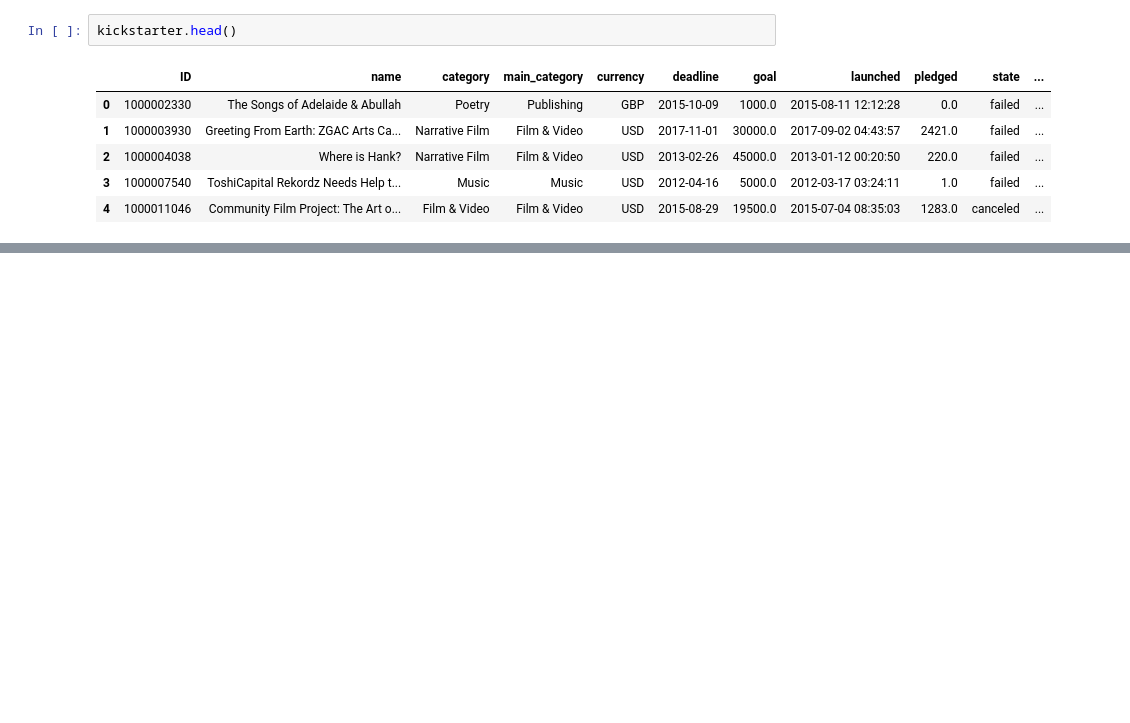
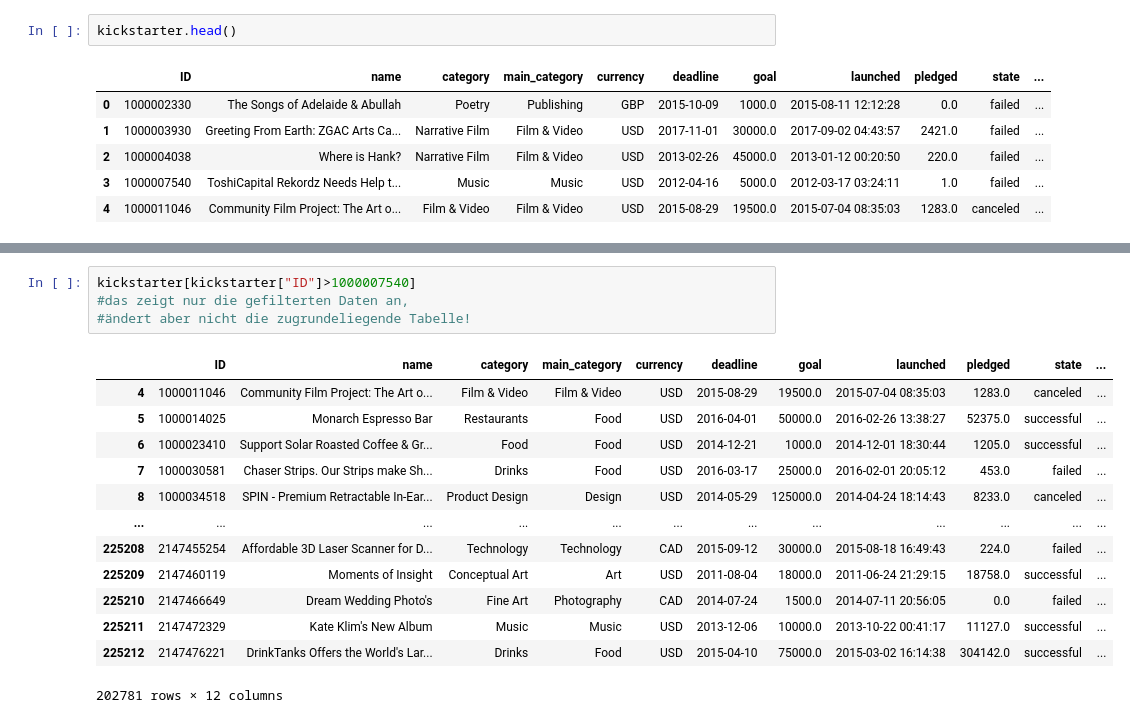
Before and after one commit to solutionfinders/PythonforAI, a Jupyter notebook: PythonforAI.ipynb, the cells around one changed output, grey strips where cells are left out. Cells and saved outputs as stored; diff of their text form; blank space fills up the shorter version.

```diff
--- a/PythonforAI.ipynb
+++ b/PythonforAI.ipynb
@@ -46,0 +143,18 @@ kickstarter.head()
+# %%
+kickstarter[kickstarter["ID"]>1000007540]
+#das zeigt nur die gefilterten Daten an,
+#ändert aber nicht die zugrundeliegende Tabelle!
+# %% [output]
+|  | ID | name | category | main_category | currency | deadline | goal | launched | pledged | state | ... |
+| 4 | 1000011046 | Community Film Project: The Art o... | Film & Video | Film & Video | USD | 2015-08-29 | 19500.0 | 2015-07-04 08:35:03 | 1283.0 | canceled | ... |
+| 5 | 1000014025 | Monarch Espresso Bar | Restaurants | Food | USD | 2016-04-01 | 50000.0 | 2016-02-26 13:38:27 | 52375.0 | successful | ... |
+| 6 | 1000023410 | Support Solar Roasted Coffee & Gr... | Food | Food | USD | 2014-12-21 | 1000.0 | 2014-12-01 18:30:44 | 1205.0 | successful | ... |
+| 7 | 1000030581 | Chaser Strips. Our Strips make Sh... | Drinks | Food | USD | 2016-03-17 | 25000.0 | 2016-02-01 20:05:12 | 453.0 | failed | ... |
+| 8 | 1000034518 | SPIN - Premium Retractable In-Ear... | Product Design | Design | USD | 2014-05-29 | 125000.0 | 2014-04-24 18:14:43 | 8233.0 | canceled | ... |
+| ... | ... | ... | ... | ... | ... | ... | ... | ... | ... | ... | ... |
+| 225208 | 2147455254 | Affordable 3D Laser Scanner for D... | Technology | Technology | CAD | 2015-09-12 | 30000.0 | 2015-08-18 16:49:43 | 224.0 | failed | ... |
+| 225209 | 2147460119 | Moments of Insight | Conceptual Art | Art | USD | 2011-08-04 | 18000.0 | 2011-06-24 21:29:15 | 18758.0 | successful | ... |
+| 225210 | 2147466649 | Dream Wedding Photo's | Fine Art | Photography | CAD | 2014-07-24 | 1500.0 | 2014-07-11 20:56:05 | 0.0 | failed | ... |
+| 225211 | 2147472329 | Kate Klim's New Album | Music | Music | USD | 2013-12-06 | 10000.0 | 2013-10-22 00:41:17 | 11127.0 | successful | ... |
+| 225212 | 2147476221 | DrinkTanks Offers the World's Lar... | Drinks | Food | USD | 2015-04-10 | 75000.0 | 2015-03-02 16:14:38 | 304142.0 | successful | ... |
+202781 rows × 12 columns
```
Also changed, not shown: parts of 46 cells of this notebook.
